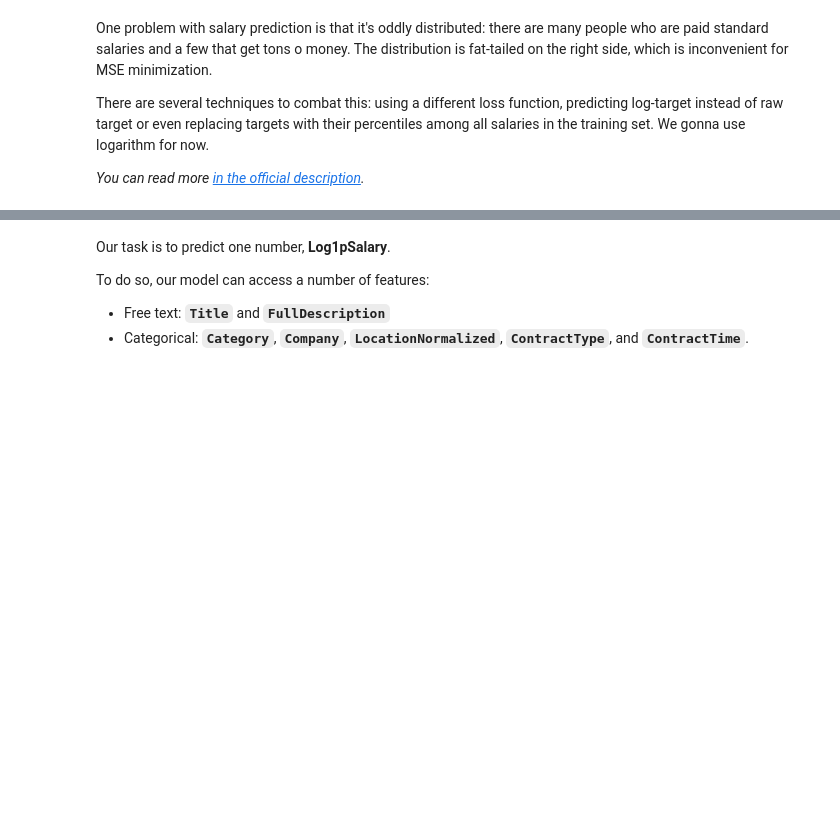
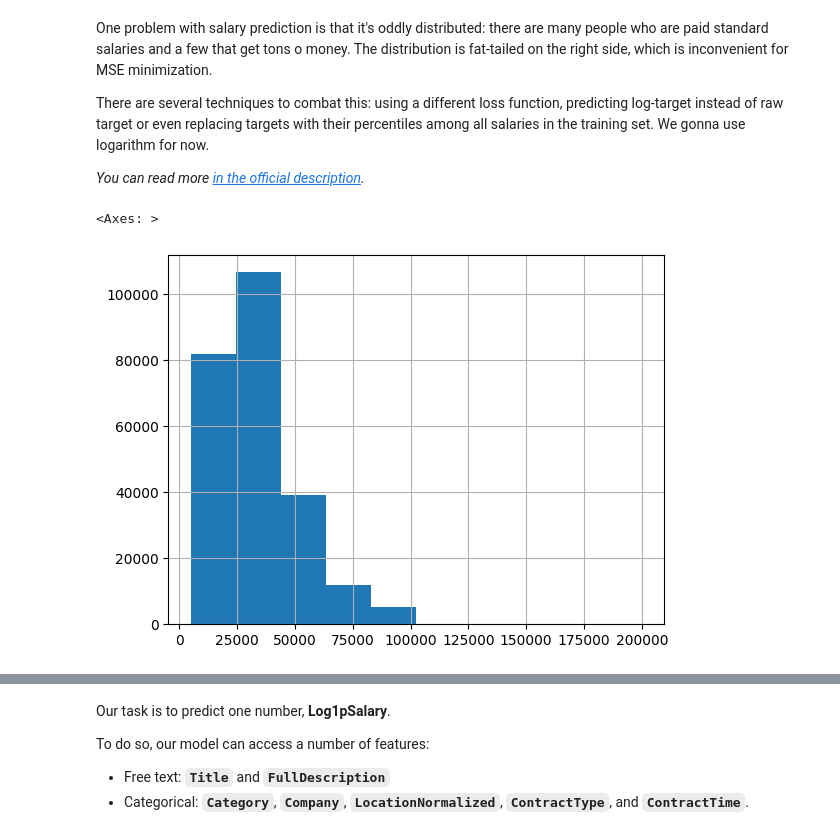
Before and after one commit to SergAnuf/nlp_course, a Jupyter notebook: week02_classification/seminar.ipynb, the cells around one changed output, grey strips where cells are left out. Saved outputs shown, nothing was run; the diff lists cells and outputs as text; code cells hidden in the pictures; blank space fills up the shorter version.

```diff
--- a/week02_classification/seminar.ipynb
+++ b/week02_classification/seminar.ipynb
@@ -27,6 +36,11 @@ One problem with salary prediction is that it's oddly distributed: there are man
 There are several techniques to combat this: using a different loss function, predicting log-target instead of raw target or even replacing targets with their percentiles among all salaries in the training set. We gonna use logarithm for now.
 
 _You can read more [in the official description](https://www.kaggle.com/c/job-salary-prediction#description)._
+# %%
+data.SalaryNormalized.hist()
+# %% [output]
+<Axes: >
+[figure, added]
 # %%
 data['Log1pSalary'] = np.log1p(data['SalaryNormalized']).astype('float32')
 
```
Also changed, not shown: parts of 7 cells of this notebook.
